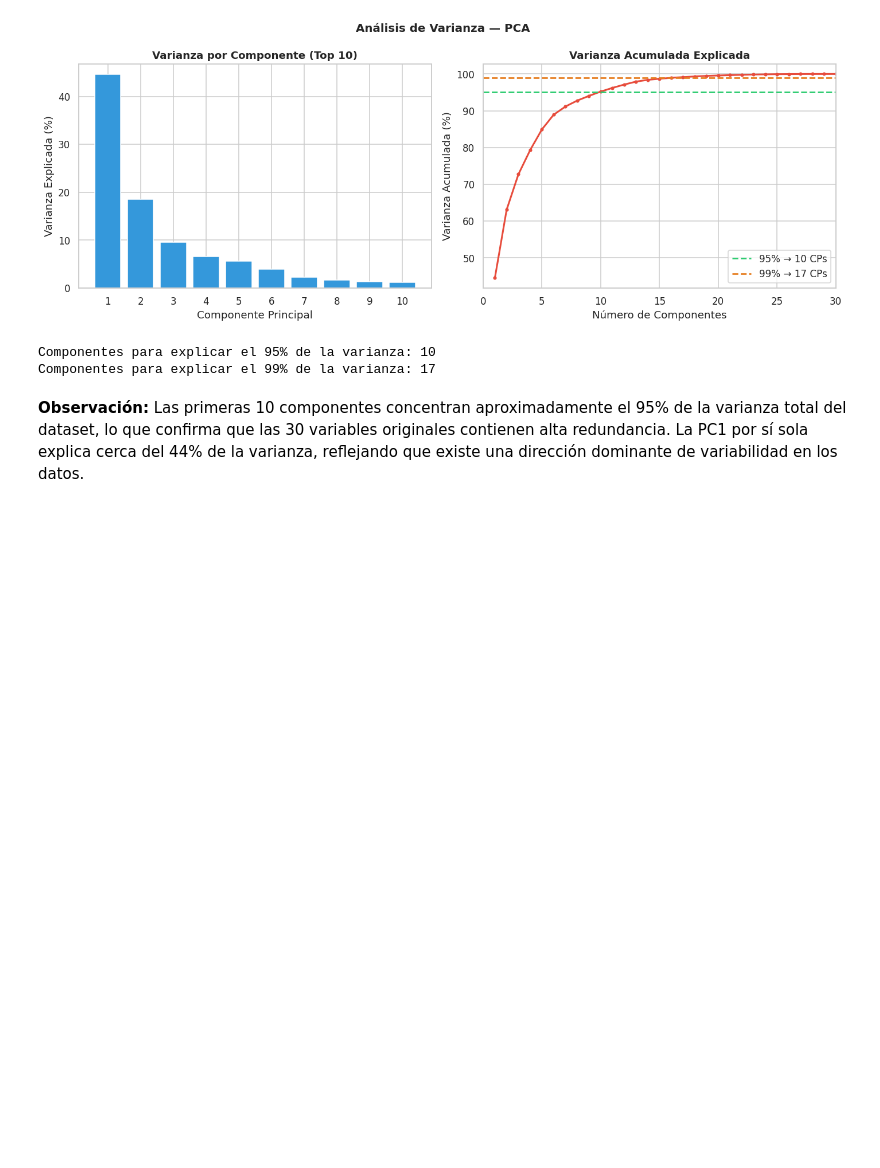
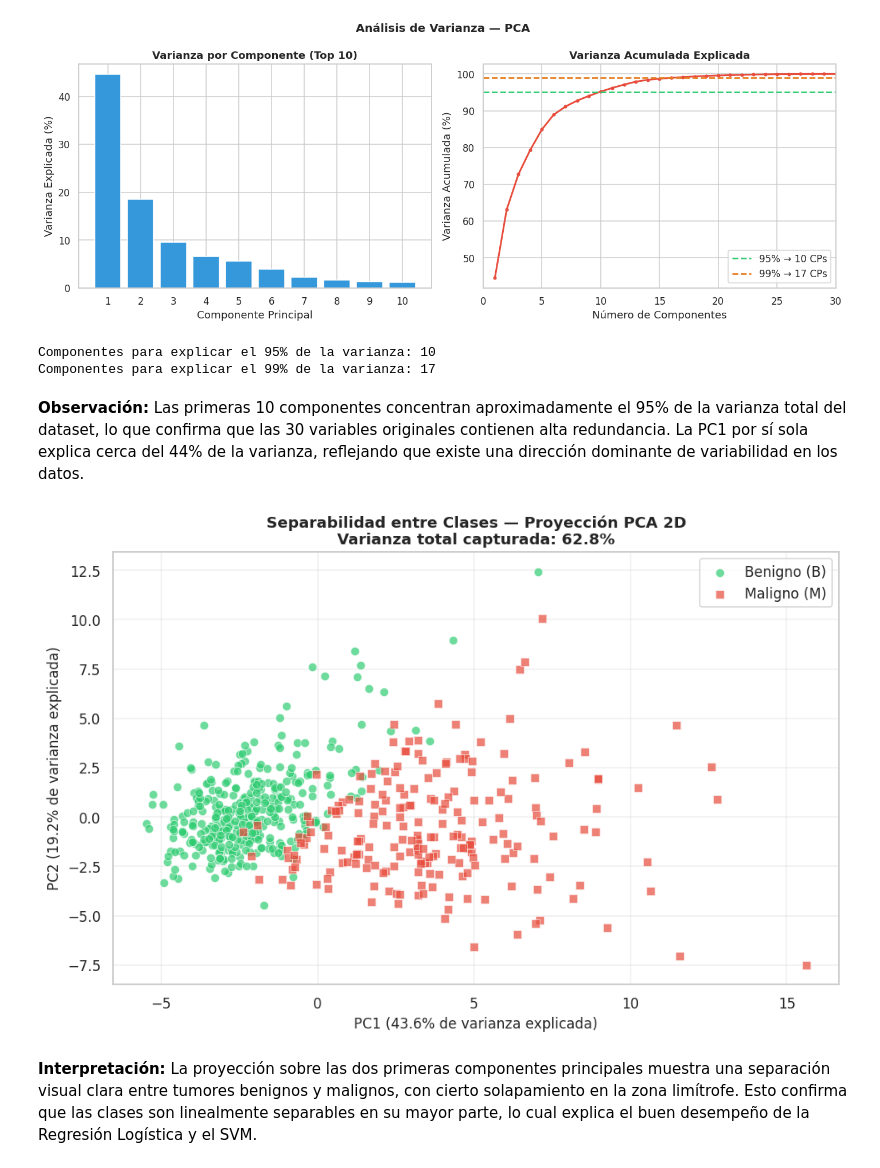
Before and after one commit to DaihanaMora/ML-Cancer-Market, a Jupyter notebook: breast_cancer.ipynb, the cells around one changed output. Saved outputs shown, nothing was run; the diff lists cells and outputs as text; code cells hidden in the pictures; blank space fills up the shorter version.

Commit message:
feat: visualización 2D PC1 vs PC2

```diff
--- a/breast_cancer.ipynb
+++ b/breast_cancer.ipynb
@@ -323,3 +323,35 @@ Componentes para explicar el 95% de la varianza: 10
 Componentes para explicar el 99% de la varianza: 17
 # %% [markdown]
 **Observación:** Las primeras 10 componentes concentran aproximadamente el 95% de la varianza total del dataset, lo que confirma que las 30 variables originales contienen alta redundancia. La PC1 por sí sola explica cerca del 44% de la varianza, reflejando que existe una dirección dominante de variabilidad en los datos.
+# %%
+# Visualización 2D: PC1 vs PC2
+pca_2d = PCA(n_components=2, random_state=42)
+X_all_sc = scaler.transform(X)
+Z_2d = pca_2d.fit_transform(X_all_sc)
+
+fig, ax = plt.subplots(figsize=(9, 6))
+
+for diag, color, marker, label in zip(
+    [0, 1], ['#2ecc71', '#e74c3c'], ['o', 's'], ['Benigno (B)', 'Maligno (M)']
+):
+    mask = (y == diag).values
+    ax.scatter(Z_2d[mask, 0], Z_2d[mask, 1],
+               c=color, marker=marker, s=45, alpha=0.7,
+               edgecolors='white', linewidth=0.5, label=label)
+
+var = pca_2d.explained_variance_ratio_
+ax.set_xlabel(f'PC1 ({var[0]*100:.1f}% de varianza explicada)', fontsize=11)
+ax.set_ylabel(f'PC2 ({var[1]*100:.1f}% de varianza explicada)', fontsize=11)
+ax.set_title(
+    f'Separabilidad entre Clases — Proyección PCA 2D\n'
+    f'Varianza total capturada: {sum(var)*100:.1f}%',
+    fontsize=12, fontweight='bold'
+)
+ax.legend(fontsize=11)
+ax.grid(True, alpha=0.3)
+plt.tight_layout()
+plt.show()
+# %% [output]
+[figure, added]
+# %% [markdown]
+**Interpretación:** La proyección sobre las dos primeras componentes principales muestra una separación visual clara entre tumores benignos y malignos, con cierto solapamiento en la zona limítrofe. Esto confirma que las clases son linealmente separables en su mayor parte, lo cual explica el buen desempeño de la Regresión Logística y el SVM.
```
